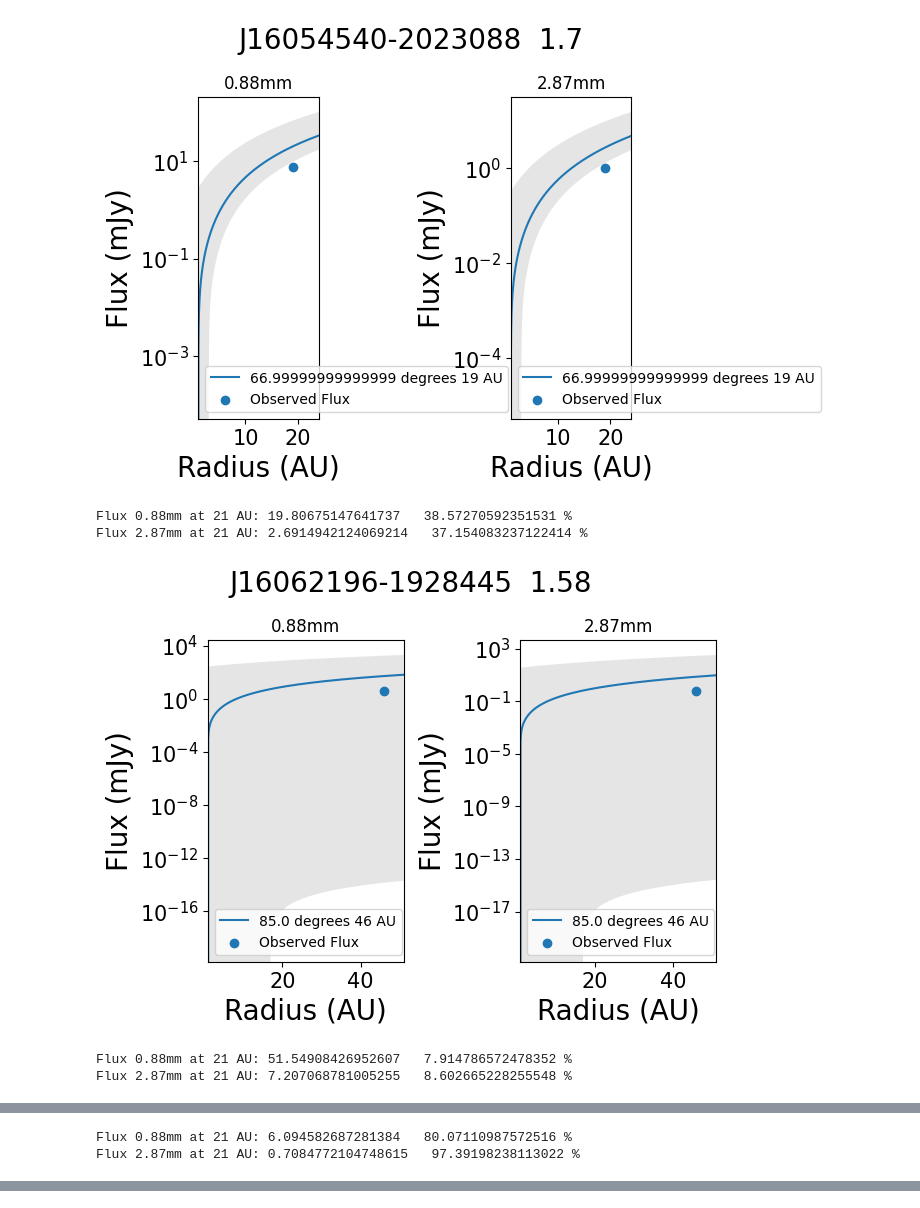
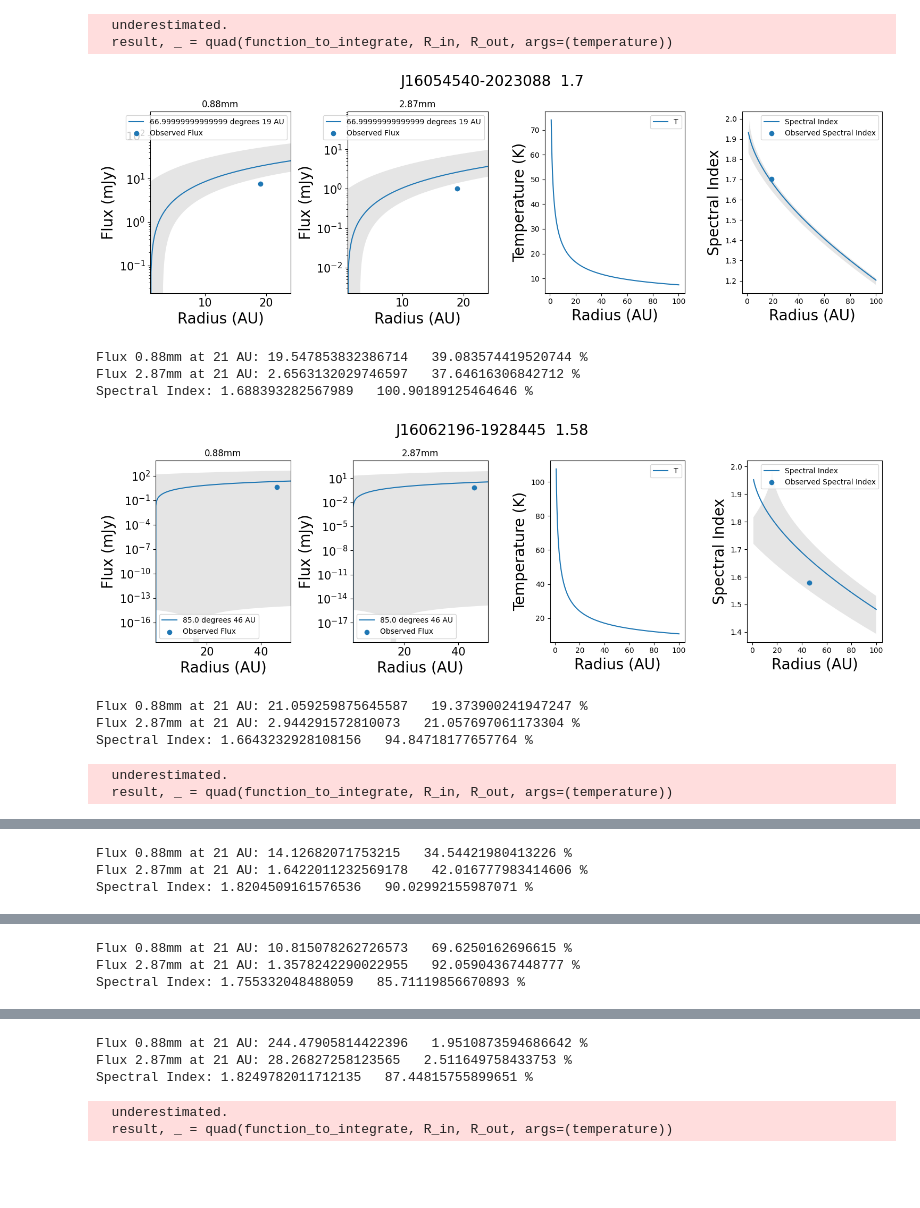
Before and after one commit to Maurone7/Upper-Sco-2022, a Jupyter notebook: theoretical_vs_measured_flux.ipynb, the cells around one changed output, grey strips where cells are left out. Saved outputs shown, nothing was run; the diff lists cells and outputs as text; code cells hidden in the pictures; blank space fills up the shorter version.

```diff
--- a/theoretical_vs_measured_flux.ipynb
+++ b/theoretical_vs_measured_flux.ipynb
@@ -20,8 +20,9 @@ L_sun = constants.L_sun.cgs.value
 c = constants.c.cgs.value
 
 # Defining the star's name and finding its index in the data list
-star_name = "J16153456-2242421"
+star_name = "J16141107-2305362"
 index_star = source_list_garrett.index(star_name)
+
 
 # Defining some values that can be changed to produce different results
 flaring = 0.02
@@ -33,8 +34,9 @@ sur_den_0 = surface_density_list[index_star]
 
 temperature_star = temperature_list_van_der_plas[index_star]
 AU_in_cm = 1.5 * 10 ** 13
-d = distances_updated_upper_sco[index_star] * AU_in_cm
-R_in = 1 *AU_in_cm
+pc_in_cm = 3.086 * 10 ** 18
+d = distances_updated_upper_sco[index_star] * pc_in_cm
+R_in = 1 * AU_in_cm
 R_out = radius_dust_updated[index_star] * AU_in_cm
 R_out_list = np.linspace(1, 25, 1000) * AU_in_cm
 R_out_lower_error = lower_bound_radius_updated[index_star] * AU_in_cm
@@ -57,8 +59,8 @@ def integrated_planck_radius(R_in, R_out, temperature):
     Integrates the Planck function multiplied by the radius from R_in to R_out.
     Returns the result in units of erg/s/cm^2.
     """
-    function_to_integrate = lambda R, temperature: 4*np.pi*R**2*planck_function_frequency(c/wavelength, temperature)
-    result, _ = quad(function_to_integrate, R_in, R_out, args=(temperature,))
+    function_to_integrate = lambda R, temperature: R*planck_function_frequency(c/wavelength, temperature)
+    result, _ = quad(function_to_integrate, R_in, R_out, args=(temperature))
     return result
 
 def passive_T(R, L_star, flaring=0.02):
@@ -69,8 +71,14 @@ def final(i, d, R_in, R_out, L_star):
     """
     Calculates the flux from the dust at a given inclination angle (i).
     """
-    theoretical_flux = 2 * np.pi * np.cos(i) * integrated_planck_radius(R_in, R_out, passive_T(R_out, L_star, flaring=0.02)) / (d**2)
+    theoretical_flux = 10 ** 26 * 2 * np.pi * np.cos(i) * integrated_planck_radius(R_in, R_out, passive_T(R_out, L_star, flaring=0.02)) / (d**2)
     return theoretical_flux
+
+def spectral_index(flux_density_1, flux_density_2, wavelength_1, wavelength_2):
+    numerator = np.log10(flux_density_2/flux_density_1)
+    denominator = np.log10(wavelength_2/wavelength_1)
+    return numerator/denominator
+
 
 i = 46 * np.pi/180
 i_lower_error = 21 * np.pi/180
@@ -214,12 +176,14 @@ for index, element in enumerate(source_list_garrett):
     theoretical_flux_2_87mm = []
     theoretical_flux_2_87mm_lower_error = []
     theoretical_flux_2_87mm_upper_error = []
+    T_list = []
+    spectral_indices = []
 
     L_star = (10 ** luminosity_list_barenfeld_updated[index]) * L_sun
     i = inclination_list_barenfeld_updated[index] * np.pi/180
     i_lower_error = inclination_list_barenfeld_lower_error_updated[index] * np.pi/180
     i_upper_error = inclination_list_barenfeld_upper_error_updated[index] * np.pi/180
-    d = distances_updated_upper_sco[index] * AU_in_cm
+    d = distances_updated_upper_sco[index] * pc_in_cm
 
     R_out_list = np.linspace(1, radius_dust_updated[index] + 5, 1000) * AU_in_cm
     R_out_lower_error = lower_bound_radius_updated[index] * AU_in_cm
@@ -230,16 +194,22 @@ for index, element in enumerate(source_list_garrett):
         theoretical_flux_0_88mm.append(final(i, d, R_in, radiuses, L_star))
         theoretical_flux_0_88mm_lower_error.append(final(i + i_lower_error, d, R_in, radiuses + R_out_upper_error, L_star))
         theoretical_flux_0_88mm_upper_error.append(final(i + i_upper_error, d, R_in, radiuses + R_out_lower_error, L_star))
+        T_list.append(passive_T(radiuses, L_star))
         wavelength = 0.287
         theoretical_flux_2_87mm.append(final(i, d, R_in, radiuses, L_star))
         theoretical_flux_2_87mm_lower_error.append(final(i + i_lower_error, d, R_in, radiuses + R_out_upper_error, L_star))
         theoretical_flux_2_87mm_upper_error.append(final(i + i_upper_error, d, R_in, radiuses + R_out_lower_error, L_star))
+        spectral_indices.append(spectral_index(theoretical_flux_2_87mm[-1], theoretical_flux_0_88mm[-1], 0.287, 0.088))
+
 
 
     if __name__ == '__main__':
 
         if spectral_index_upper_sco[index] < 1.8:
-            fig, ax = plt.subplots(1, 2)
+            fig, ax = plt.subplots(1, 4)
+
+            # change sizes of subplots
+            fig.set_size_inches(15, 5)
 
             # i from radians to degrees
             ax[0].plot(R_out_list/AU_in_cm, theoretical_flux_0_88mm, label= str(i * 180/np.pi) + " degrees " + str(radius_dust_updated[index]) + " AU")
@@ -253,39 +223,61 @@ for index, element in enumerate(source_list_garrett):
             ax[0].set_xlabel("Radius (AU)", fontsize=20), ax[0].set_ylabel("Flux (mJy)", fontsize=20)
             ax[0].legend()
             ax[0].set_yscale('log')
+            #ax[0].set_ylim(0, 100)
             #plt.savefig(element + ' theoretical and measured flux 0.88mm.png')
             ax[0].tick_params(which='both', labelsize=15)
 
 
             ax[1].plot(R_out_list/AU_in_cm, theoretical_flux_2_87mm, label= str(i * 180/np.pi) + " degrees " + str(radius_dust_updated[index]) + " AU")
             #plt.plot(R_out_list/AU_in_cm, flux_values_2_87mm_lower_error, label= str(i - i_lower_error) + " degrees " + str(21 + R_out_upper_error/AU_in_cm) + " AU")
             #plt.plot(R_out_list/AU_in_cm, flux_values_2_87mm_upper_error, label= str(i + i_upper_error) + " degrees " + str(21 + R_out_lower_error/AU_in_cm) + " AU")
             ax[1].fill_between(R_out_list/AU_in_cm, theoretical_flux_2_87mm_lower_error, theoretical_flux_2_87mm_upper_error, alpha=0.2, facecolor='gray')
             ax[1].scatter(radius_dust_updated[index], flux_list_2_87mm_garrett[index], label='Observed Flux')
             ax[1].set_xlim(1, radius_dust_updated[index] + 5)
 
             ax[1].set_title("2.87mm")
             ax[1].set_xlabel("Radius (AU)", fontsize=20), ax[1].set_ylabel("Flux (mJy)", fontsize=20)
             ax[1].legend()
             ax[1].set_yscale('log')
+            #ax[1].set_ylim(0, 20)
             #plt.savefig('J16153456-2242421 theoretical and measured flux 2.87mm.png')
             ax[1].tick_params(which='both', labelsize=15)
+            ax[1].set_ylim(bottom=1)
+
+            # plot temperature vs radius with passive T function
+            ax[2].plot(R_out_list/AU_in_cm, T_list, label='T')
+            ax[2].set_xlabel("Radius (AU)", fontsize=20), ax[2].set_ylabel("Temperature (K)", fontsize=20)
+            ax[2].legend()
+
+            ax[3].plot(R_out_list/AU_in_cm, spectral_indices, label='Spectral Index')
+            ax[3].set_xlabel("Radius (AU)", fontsize=20), ax[3].set_ylabel("Spectral Index", fontsize=20)
+            ax[3].legend()
+
+            # create plot of spectral index vs radius
+
+            # plot alpha_planck vs radius (outer radius 100AU)
 
             plt.suptitle(str(source_list_garrett[index]) + "  " + str(round(spectral_index_upper_sco[index], 2)), fontsize=20)
             plt.tight_layout()
             plt.show()
 
             wavelength = 0.088
             theoretical_flux_0_88mm = final(i, d, R_in, radius_dust_updated[index] * AU_in_cm, L_star)
             print('Flux 0.88mm at 21 AU:', theoretical_flux_0_88mm, ' ', flux_barenfeld_0_88mm_updated[index]/theoretical_flux_0_88mm * 100, '%')
 
             wavelength = 0.287
             theoretical_flux_2_87mm = final(i, d, R_in, radius_dust_updated[index] * AU_in_cm, L_star)
             print('Flux 2.87mm at 21 AU:', theoretical_flux_2_87mm, ' ', flux_list_2_87mm_garrett[index]/theoretical_flux_2_87mm * 100, '%')
 # %% [output]
+  underestimated.
+  result, _ = quad(function_to_integrate, R_in, R_out, args=(temperature))
-[figure, old version]
+[figure, new version]
-Flux 0.88mm at 21 AU: 19.80675147641737   38.57270592351531 %
-Flux 2.87mm at 21 AU: 2.6914942124069214   37.154083237122414 %
+Flux 0.88mm at 21 AU: 19.547853832386714   39.083574419520744 %
+Flux 2.87mm at 21 AU: 2.6563132029746597   37.64616306842712 %
+Spectral Index: 1.688393282567989   100.90189125464646 %
-[figure, old version]
+[figure, new version]
-Flux 0.88mm at 21 AU: 51.54908426952607   7.914786572478352 %
-Flux 2.87mm at 21 AU: 7.207068781005255   8.602665228255548 %
+Flux 0.88mm at 21 AU: 21.059259875645587   19.373900241947247 %
+Flux 2.87mm at 21 AU: 2.944291572810073   21.057697061173304 %
+Spectral Index: 1.6643232928108156   94.84718177657764 %
+  underestimated.
+  result, _ = quad(function_to_integrate, R_in, R_out, args=(temperature))
@@ -293,2 +285,3 @@ Flux 2.87mm at 21 AU: 7.207068781005255   8.602665228255548 %
-Flux 0.88mm at 21 AU: 6.094582687281384   80.07110987572516 %
-Flux 2.87mm at 21 AU: 0.7084772104748615   97.39198238113022 %
+Flux 0.88mm at 21 AU: 14.12682071753215   34.54421980413226 %
+Flux 2.87mm at 21 AU: 1.6422011232569178   42.016777983414606 %
+Spectral Index: 1.8204509161576536   90.02992155987071 %
@@ -297,0 +289,3 @@ Flux 2.87mm at 21 AU: 0.7287742798176939   171.52087204733584 %
+Flux 0.88mm at 21 AU: 10.815078262726573   69.6250162696615 %
+Flux 2.87mm at 21 AU: 1.3578242290022955   92.05904367448777 %
+Spectral Index: 1.755332048488059   85.71119856670893 %
@@ -300,0 +293,5 @@ Flux 2.87mm at 21 AU: 45.15506241659324   1.572359691256001 %
+Flux 0.88mm at 21 AU: 244.47905814422396   1.9510873594686642 %
+Flux 2.87mm at 21 AU: 28.26827258123565   2.511649758433753 %
+Spectral Index: 1.8249782011712135   87.44815755899651 %
+  underestimated.
+  result, _ = quad(function_to_integrate, R_in, R_out, args=(temperature))
```
Also changed, not shown: parts of 8 cells of this notebook, 4 other files.
